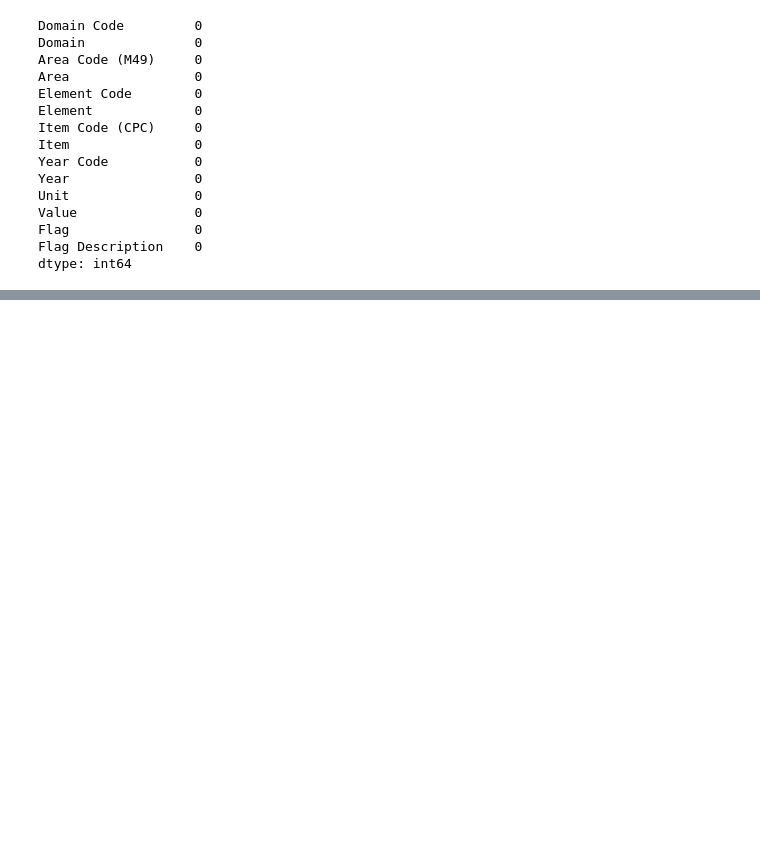
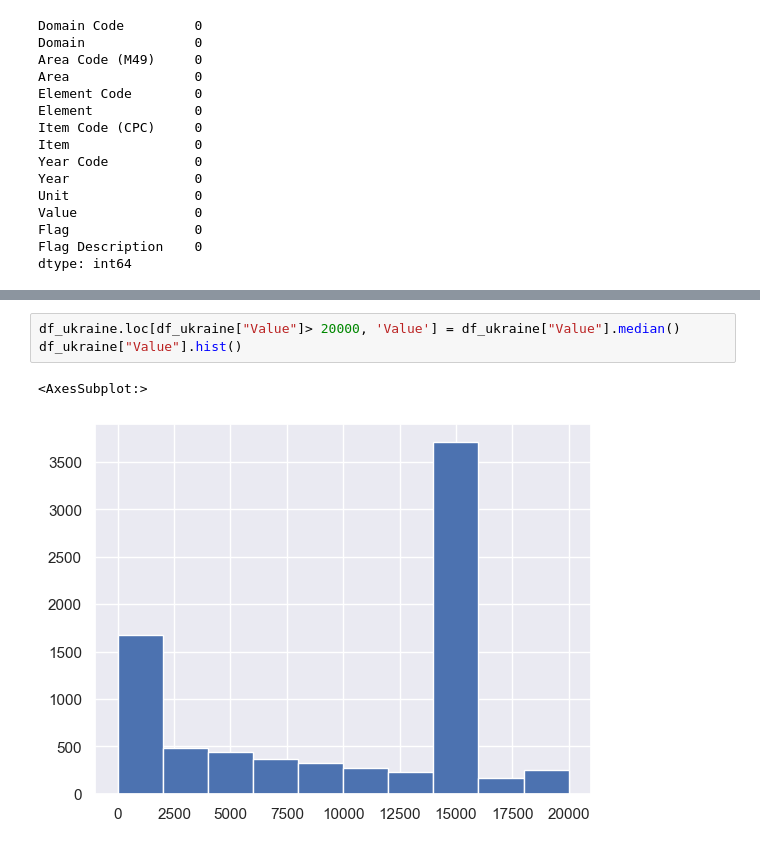
Before and after one commit to Alona-Aldushyna/CA_2, a Jupyter notebook: CA_2.ipynb, the cells around one changed output, grey strips where cells are left out. Drawn from its saved outputs; the diff is of its cells as text; blank space fills up the shorter version.

```diff
--- a/CA_2.ipynb
+++ b/CA_2.ipynb
@@ -166,0 +289,6 @@ dtype: int64
+# %%
+df_ukraine.loc[df_ukraine["Value"]> 20000, 'Value'] = df_ukraine["Value"].median()
+df_ukraine["Value"].hist()
+# %% [output]
+<AxesSubplot:>
+[figure, added]
```
Also changed, not shown: parts of 44 cells of this notebook, 2 other files.
